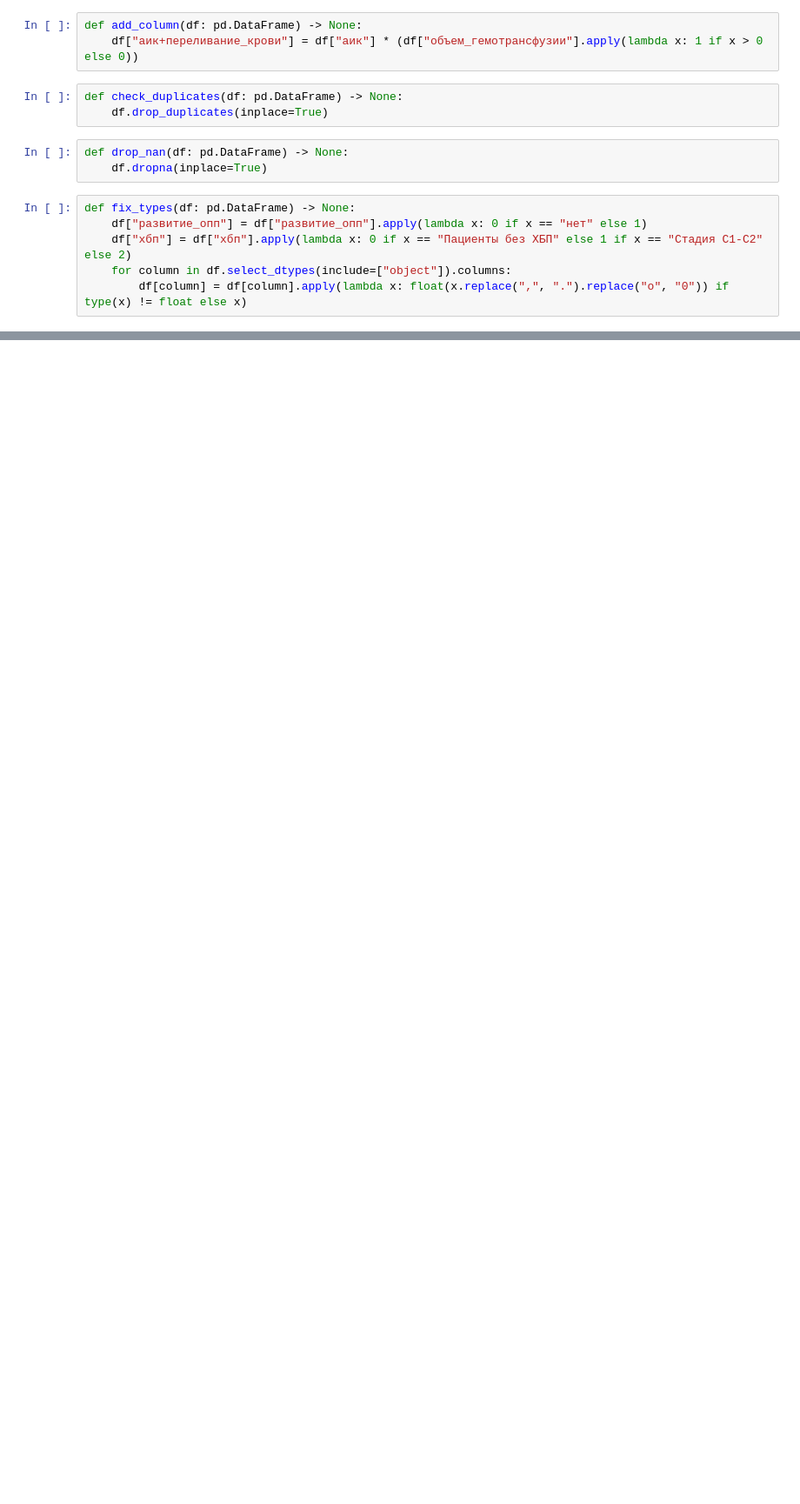
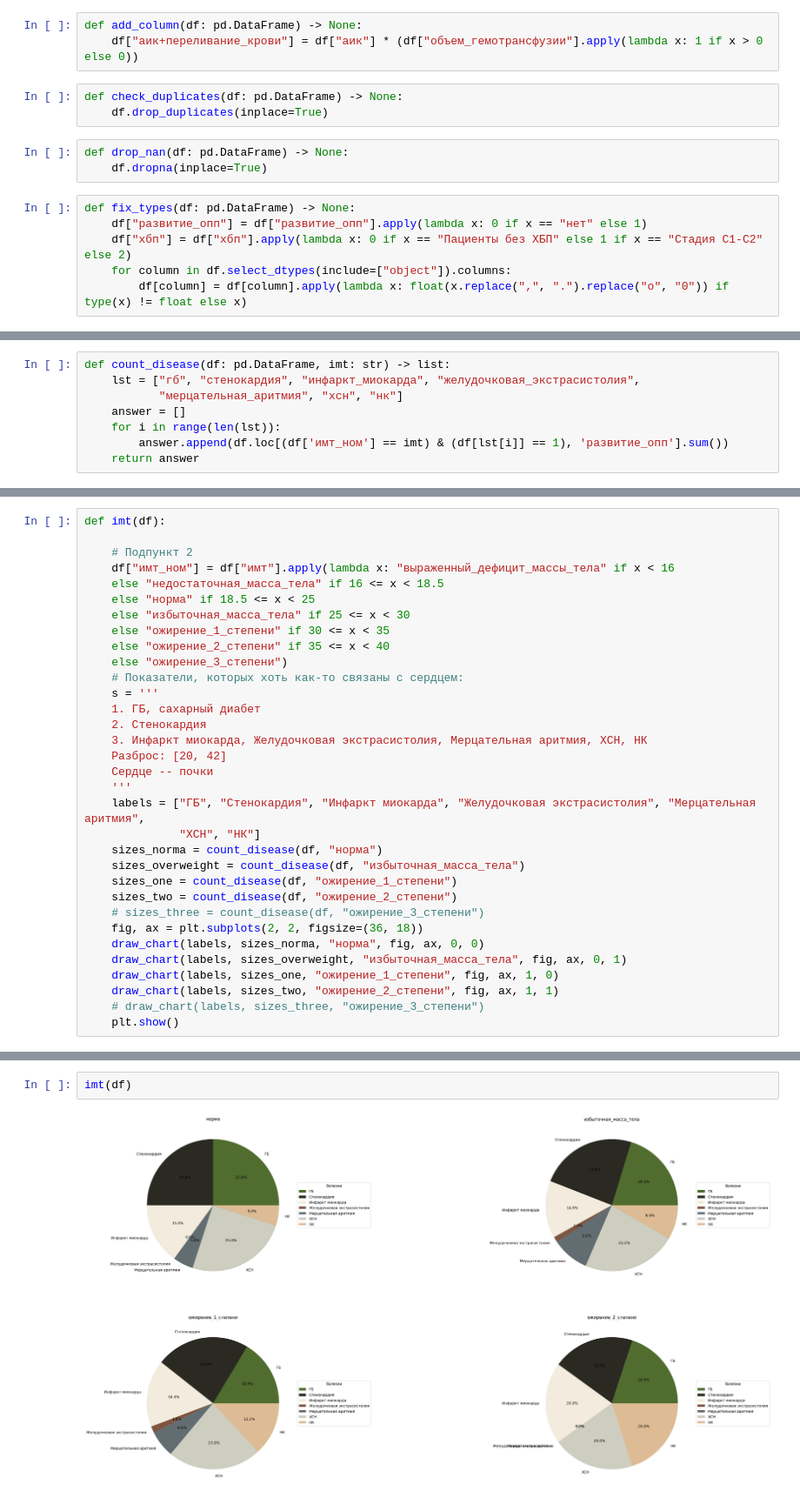
Before and after one commit to Ipopuk/Data_Analysis_Medics, a Jupyter notebook: data_analysis_medics.ipynb, the cells around one changed output, grey strips where cells are left out. Shown: that part at 87% size. Saved outputs shown, nothing was run; the diff lists cells and outputs as text; blank space fills up the shorter version.

```diff
--- a/data_analysis_medics.ipynb
+++ b/data_analysis_medics.ipynb
@@ -50,0 +167,8 @@ preprocess("medics_1.csv")
+# %%
+def count_disease(df: pd.DataFrame, imt: str) -> list:
+    lst = ["гб", "стенокардия", "инфаркт_миокарда", "желудочковая_экстрасистолия",
+           "мерцательная_аритмия", "хсн", "нк"]
+    answer = []
+    for i in range(len(lst)):
+        answer.append(df.loc[(df['имт_ном'] == imt) & (df[lst[i]] == 1), 'развитие_опп'].sum())
+    return answer
@@ -50,0 +197,33 @@ preprocess("medics_1.csv")
+# %%
+def imt(df):
+
+    # Подпункт 2
+    df["имт_ном"] = df["имт"].apply(lambda x: "выраженный_дефицит_массы_тела" if x < 16
+    else "недостаточная_масса_тела" if 16 <= x < 18.5
+    else "норма" if 18.5 <= x < 25
+    else "избыточная_масса_тела" if 25 <= x < 30
+    else "ожирение_1_степени" if 30 <= x < 35
+    else "ожирение_2_степени" if 35 <= x < 40
+    else "ожирение_3_степени")
+    # Показатели, которых хоть как-то связаны с сердцем:
+    s = '''
+    1. ГБ, сахарный диабет
+    2. Стенокардия
+    3. Инфаркт миокарда, Желудочковая экстрасистолия, Мерцательная аритмия, ХСН, НК
+    Разброс: [20, 42]
+    Сердце -- почки
+    '''
+    labels = ["ГБ", "Стенокардия", "Инфаркт миокарда", "Желудочковая экстрасистолия", "Мерцательная аритмия",
+              "ХСН", "НК"]
+    sizes_norma = count_disease(df, "норма")
+    sizes_overweight = count_disease(df, "избыточная_масса_тела")
+    sizes_one = count_disease(df, "ожирение_1_степени")
+    sizes_two = count_disease(df, "ожирение_2_степени")
+    # sizes_three = count_disease(df, "ожирение_3_степени")
+    fig, ax = plt.subplots(2, 2, figsize=(36, 18))
+    draw_chart(labels, sizes_norma, "норма", fig, ax, 0, 0)
+    draw_chart(labels, sizes_overweight, "избыточная_масса_тела", fig, ax, 0, 1)
+    draw_chart(labels, sizes_one, "ожирение_1_степени", fig, ax, 1, 0)
+    draw_chart(labels, sizes_two, "ожирение_2_степени", fig, ax, 1, 1)
+    # draw_chart(labels, sizes_three, "ожирение_3_степени")
+    plt.show()
@@ -50,0 +255,4 @@ preprocess("medics_1.csv")
+# %%
+imt(df)
+# %% [output]
+[figure, added]
```
Also changed, not shown: parts of 28 cells of this notebook, 1 other file.
